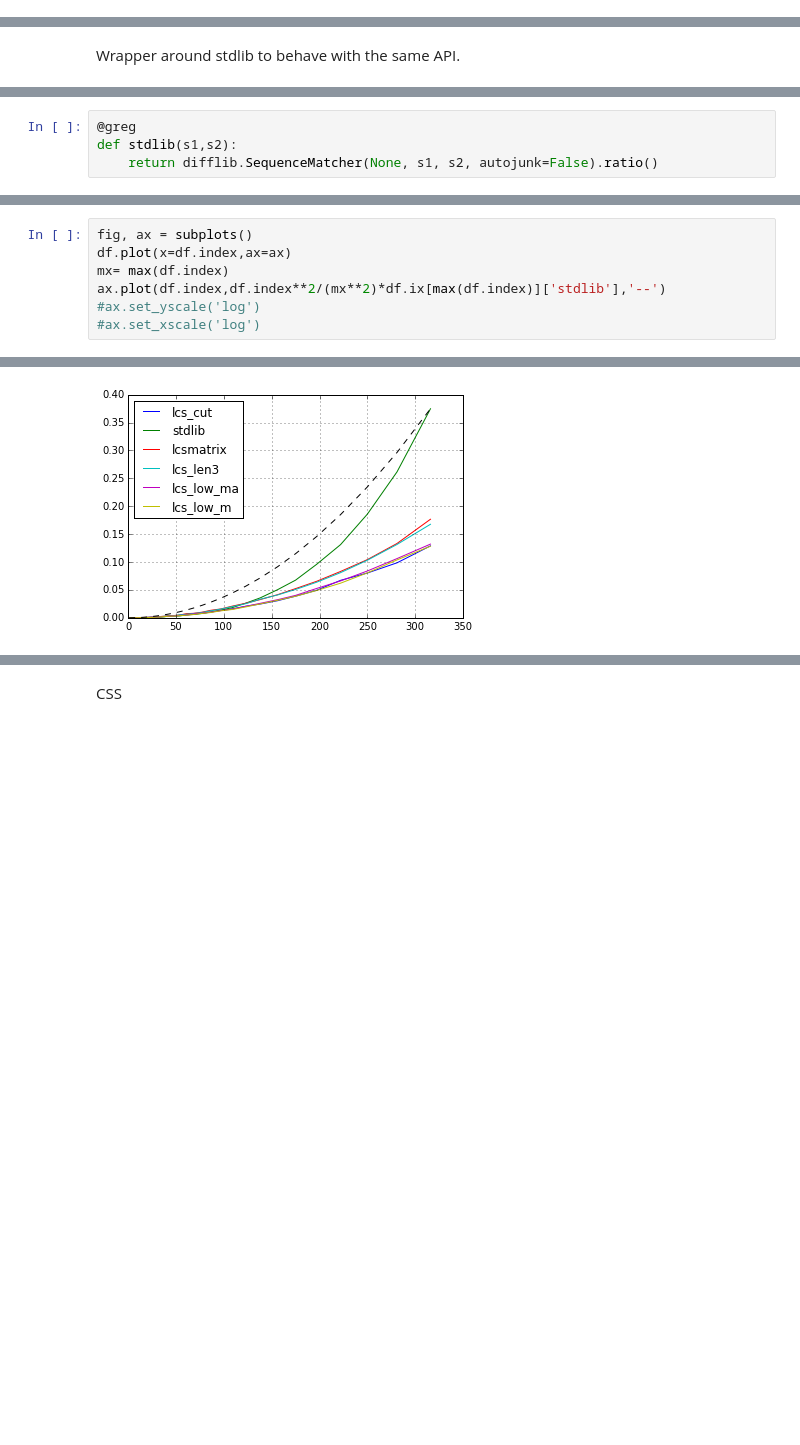
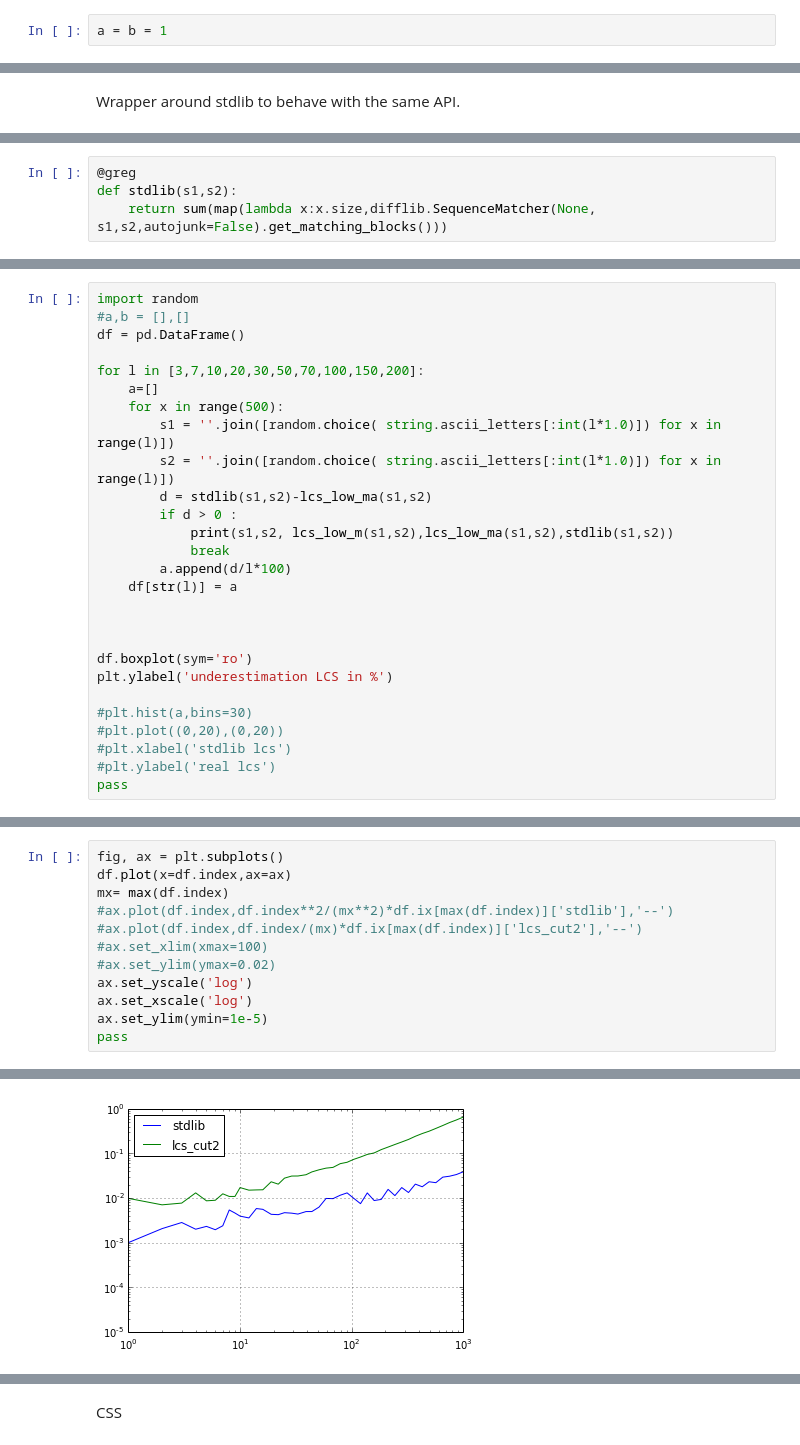
Before and after one commit to Carreau/difflib2.py, a Jupyter notebook: examples/difflib2.ipynb, the cells around one changed output, grey strips where cells are left out. Cells and saved outputs as stored; diff of their text form; blank space fills up the shorter version.

```diff
--- a/examples/difflib2.ipynb
+++ b/examples/difflib2.ipynb
@@ -165,0 +384,2 @@ lcs_cut('fxo'*10,'xfo'*10)
+# %%
+a = b = 1
@@ -213,4 +479,4 @@ Wrapper around stdlib to behave with the same API.
 # %%
 @greg
 def stdlib(s1,s2):
-    return difflib.SequenceMatcher(None, s1, s2, autojunk=False).ratio()
+    return sum(map(lambda x:x.size,difflib.SequenceMatcher(None, s1,s2,autojunk=False).get_matching_blocks()))
@@ -259,0 +586,27 @@ plot(xx)
+# %%
+import random
+#a,b = [],[]
+df = pd.DataFrame()
+
+for l in [3,7,10,20,30,50,70,100,150,200]:
+    a=[]
+    for x in range(500):
+        s1 = ''.join([random.choice( string.ascii_letters[:int(l*1.0)]) for x in range(l)])
+        s2 = ''.join([random.choice( string.ascii_letters[:int(l*1.0)]) for x in range(l)])
+        d = stdlib(s1,s2)-lcs_low_ma(s1,s2)
+        if d > 0 :
+            print(s1,s2, lcs_low_m(s1,s2),lcs_low_ma(s1,s2),stdlib(s1,s2))
+            break
+        a.append(d/l*100)
+    df[str(l)] = a
+
+
+
+df.boxplot(sym='ro')
+plt.ylabel('underestimation LCS in %')
+
+#plt.hist(a,bins=30)
+#plt.plot((0,20),(0,20))
+#plt.xlabel('stdlib lcs')
+#plt.ylabel('real lcs')
+pass
@@ -285,8 +666,13 @@ testing  lcs_low_m.......................................
 # %%
-fig, ax = subplots()
+fig, ax = plt.subplots()
 df.plot(x=df.index,ax=ax)
 mx= max(df.index)
-ax.plot(df.index,df.index**2/(mx**2)*df.ix[max(df.index)]['stdlib'],'--')
-#ax.set_yscale('log')
-#ax.set_xscale('log')
+#ax.plot(df.index,df.index**2/(mx**2)*df.ix[max(df.index)]['stdlib'],'--')
+#ax.plot(df.index,df.index/(mx)*df.ix[max(df.index)]['lcs_cut2'],'--')
+#ax.set_xlim(xmax=100)
+#ax.set_ylim(ymax=0.02)
+ax.set_yscale('log')
+ax.set_xscale('log')
+ax.set_ylim(ymin=1e-5)
+pass
 # %% [output]
@@ -294 +679 @@ ax.plot(df.index,df.index**2/(mx**2)*df.ix[max(df.index)]['stdlib'],'--')
-[figure, old version]
+[figure, new version]
```
Also changed, not shown: parts of 61 cells of this notebook.
